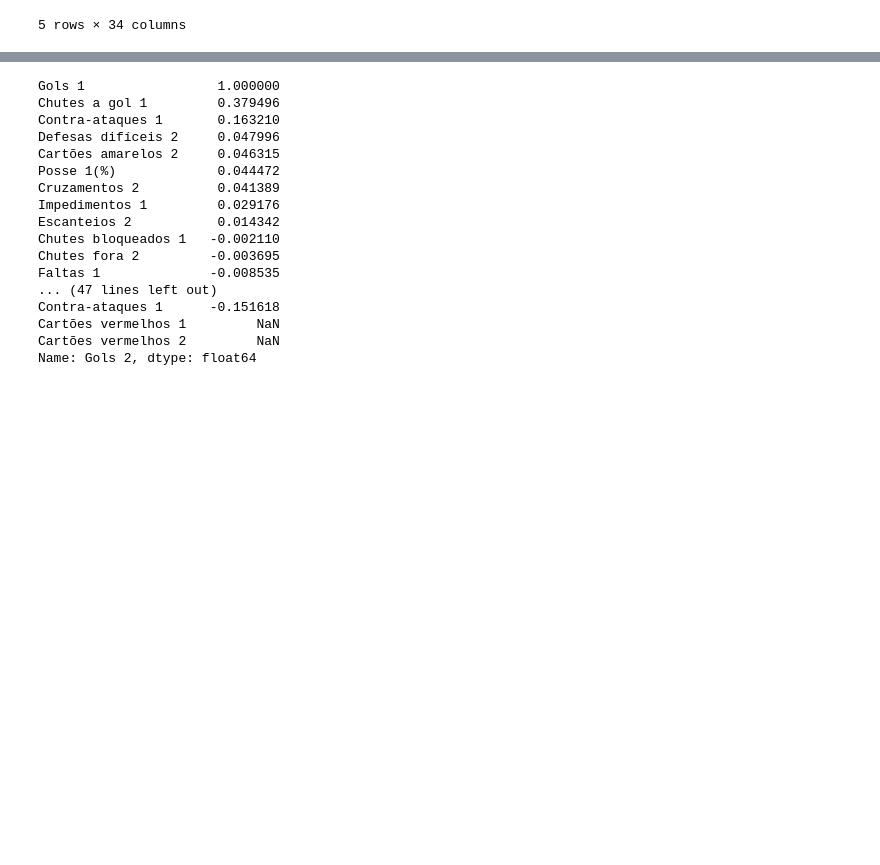
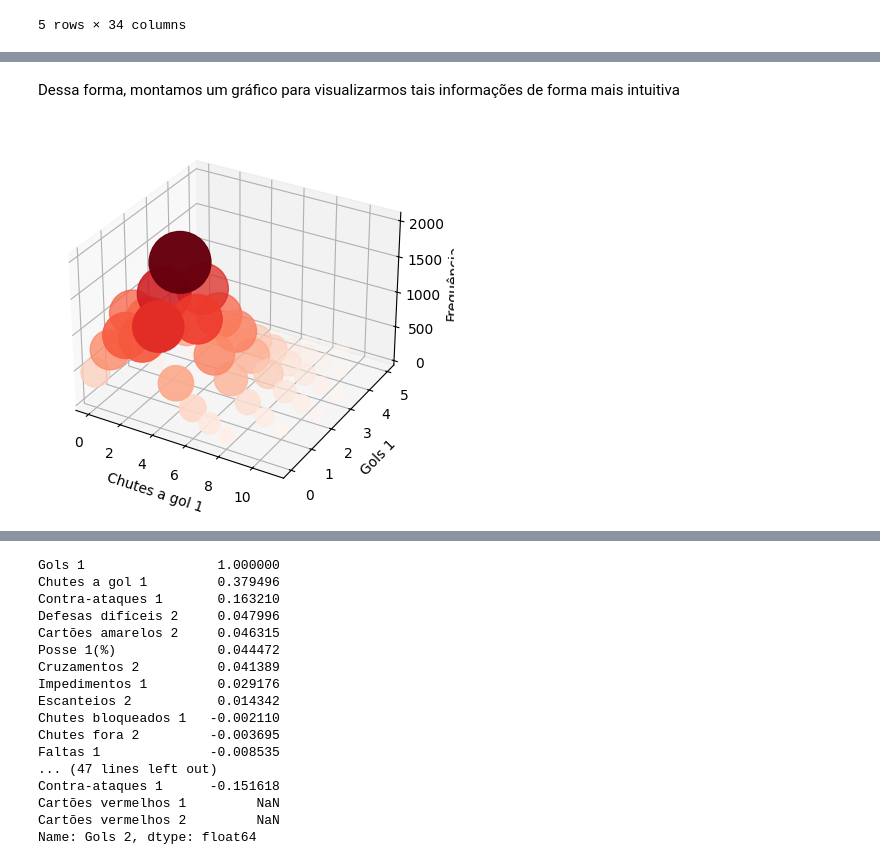
Before and after one commit to UFRJ-Analytica/PS-2025.1, a Jupyter notebook: analise_exploratorio.ipynb, the cells around one changed output, grey strips where cells are left out. Saved outputs shown, nothing was run; the diff lists cells and outputs as text; code cells hidden in the pictures; blank space fills up the shorter version.

Commit message:
Adiciona gráfico na main e modulazira o trabalho a partir da seção Correlação

```diff
--- a/analise_exploratorio.ipynb
+++ b/analise_exploratorio.ipynb
@@ -463,0 +477,3 @@ Total de Formações = 30
+# %%
+result = df.groupby(['Chutes a gol 1', 'Gols 1']).size().reset_index(name='Frequência').sort_values('Frequência', ascending=False).head(50)
+print(result)
@@ -463,0 +498,19 @@ Total de Formações = 30
+# %% [markdown]
+Dessa forma, montamos um gráfico para visualizarmos tais informações de forma mais intuitiva
+# %%
+fig = plt.figure()
+ax = fig.add_subplot(111, projection='3d')
+
+x = result['Chutes a gol 1']
+y = result['Gols 1']
+z = result['Frequência']
+
+ax.set_xlabel('Chutes a gol 1')
+ax.set_ylabel('Gols 1')
+ax.set_zlabel('Frequência')
+
+ax.scatter(x,y, z, s=z, c=z, cmap='Reds')
+
+plt.show()
+# %% [output]
+[figure, added]
```
Also changed, not shown: parts of 6 cells of this notebook.
